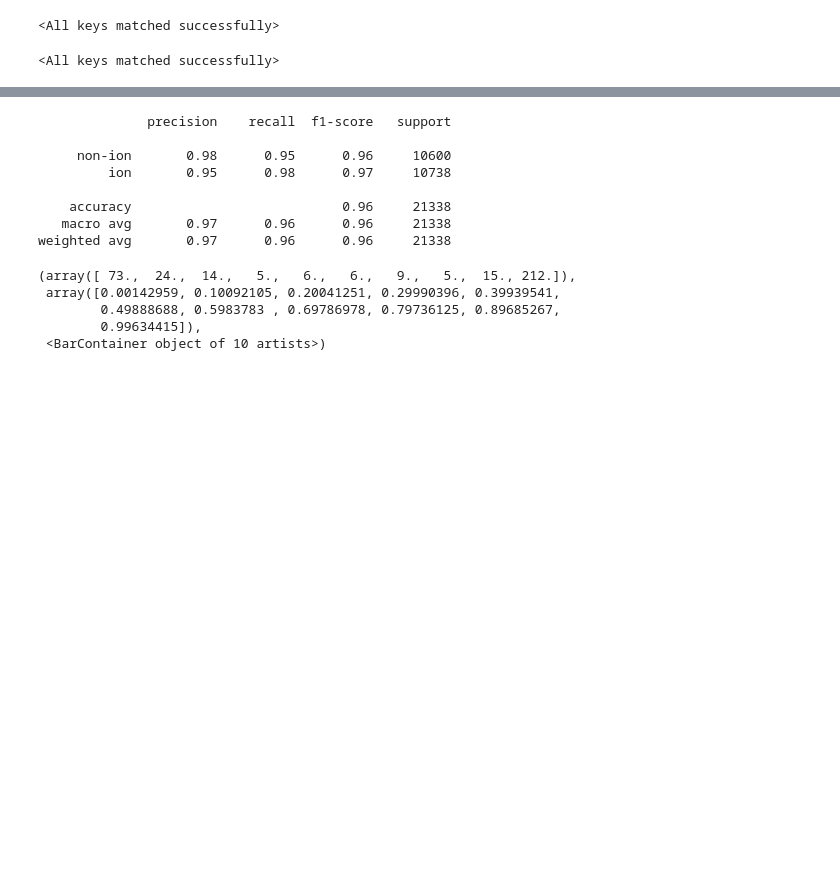
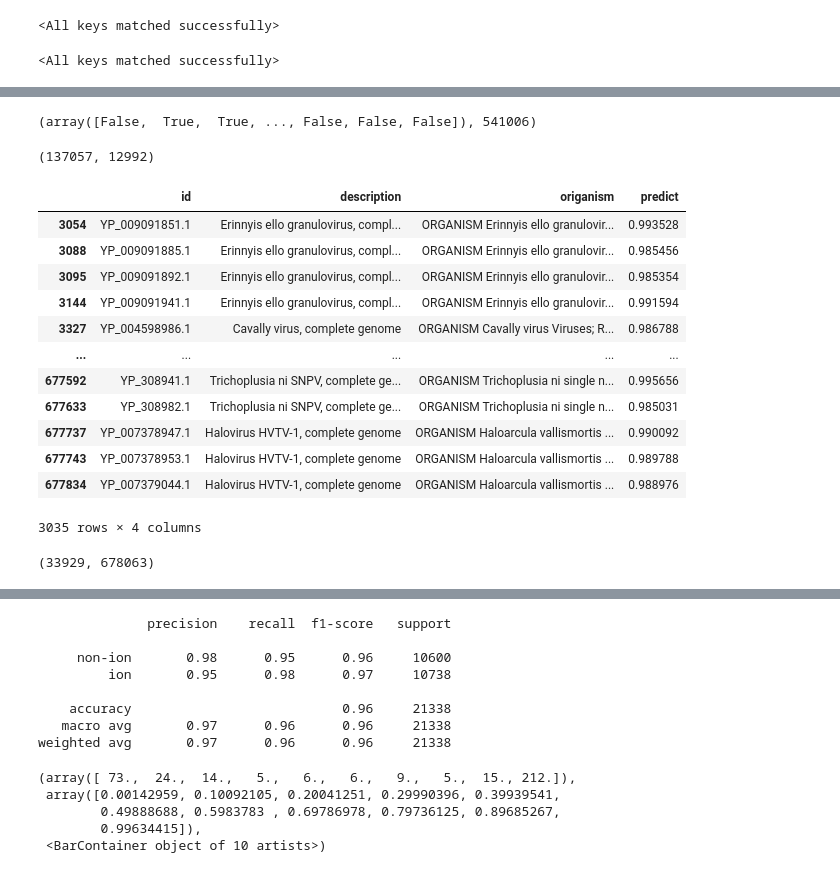
Before and after one commit to tyfei0216/ionChannel, a Jupyter notebook: test.ipynb, the cells around one changed output, grey strips where cells are left out. Cells and saved outputs as stored; diff of their text form; code cells hidden in the pictures; blank space fills up the shorter version.

```diff
--- a/test.ipynb
+++ b/test.ipynb
@@ -171,0 +153,33 @@ res
+# %%
+phage = np.array(["phage" in name for name in df["origanism"]])
+phage, np.sum(phage)
+# %% [output]
+(array([False,  True,  True, ..., False, False, False]), 541006)
+# %%
+virusdf = df[~phage]
+# %%
+len(virusdf), sum(virusdf["is"])
+# %% [output]
+(137057, 12992)
+# %%
+virusdf[virusdf["predict"] > 0.985]
+# %% [output]
+|  | id | description | origanism | predict |
+| 3054 | YP_009091851.1 | Erinnyis ello granulovirus, compl... | ORGANISM Erinnyis ello granulovir... | 0.993528 |
+| 3088 | YP_009091885.1 | Erinnyis ello granulovirus, compl... | ORGANISM Erinnyis ello granulovir... | 0.985456 |
+| 3095 | YP_009091892.1 | Erinnyis ello granulovirus, compl... | ORGANISM Erinnyis ello granulovir... | 0.985354 |
+| 3144 | YP_009091941.1 | Erinnyis ello granulovirus, compl... | ORGANISM Erinnyis ello granulovir... | 0.991594 |
+| 3327 | YP_004598986.1 | Cavally virus, complete genome | ORGANISM Cavally virus Viruses; R... | 0.986788 |
+| ... | ... | ... | ... | ... |
+| 677592 | YP_308941.1 | Trichoplusia ni SNPV, complete ge... | ORGANISM Trichoplusia ni single n... | 0.995656 |
+| 677633 | YP_308982.1 | Trichoplusia ni SNPV, complete ge... | ORGANISM Trichoplusia ni single n... | 0.985031 |
+| 677737 | YP_007378947.1 | Halovirus HVTV-1, complete genome | ORGANISM Haloarcula vallismortis ... | 0.990092 |
+| 677743 | YP_007378953.1 | Halovirus HVTV-1, complete genome | ORGANISM Haloarcula vallismortis ... | 0.989788 |
+| 677834 | YP_007379044.1 | Halovirus HVTV-1, complete genome | ORGANISM Haloarcula vallismortis ... | 0.988976 |
+3035 rows × 4 columns
+# %%
+df["is"] = df["predict"] > 0.90
+subdf = df[df["is"]]
+len(subdf), len(df)
+# %% [output]
+(33929, 678063)
```
Also changed, not shown: parts of 23 cells of this notebook, 15 other files.
